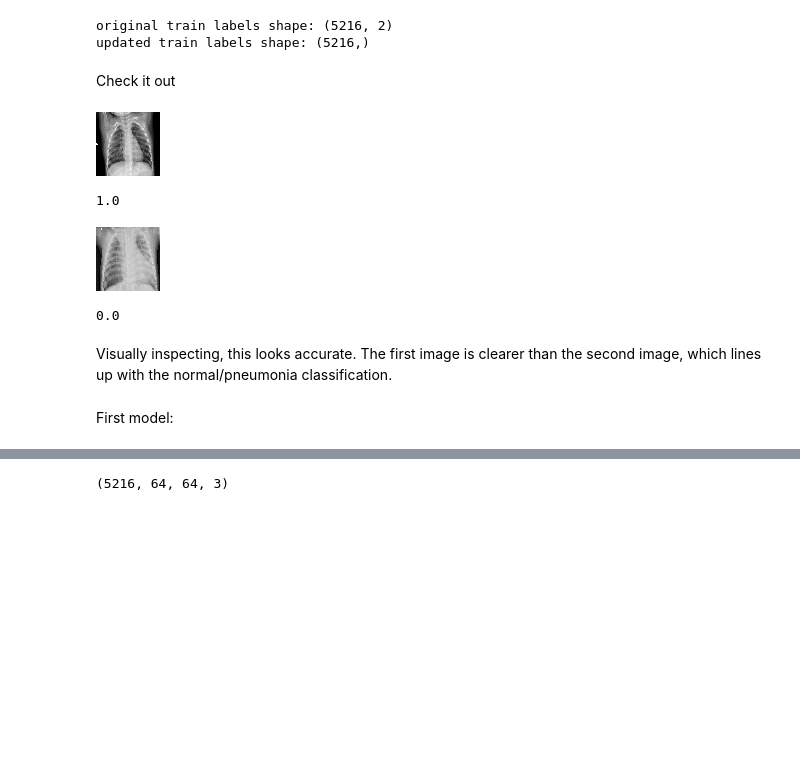
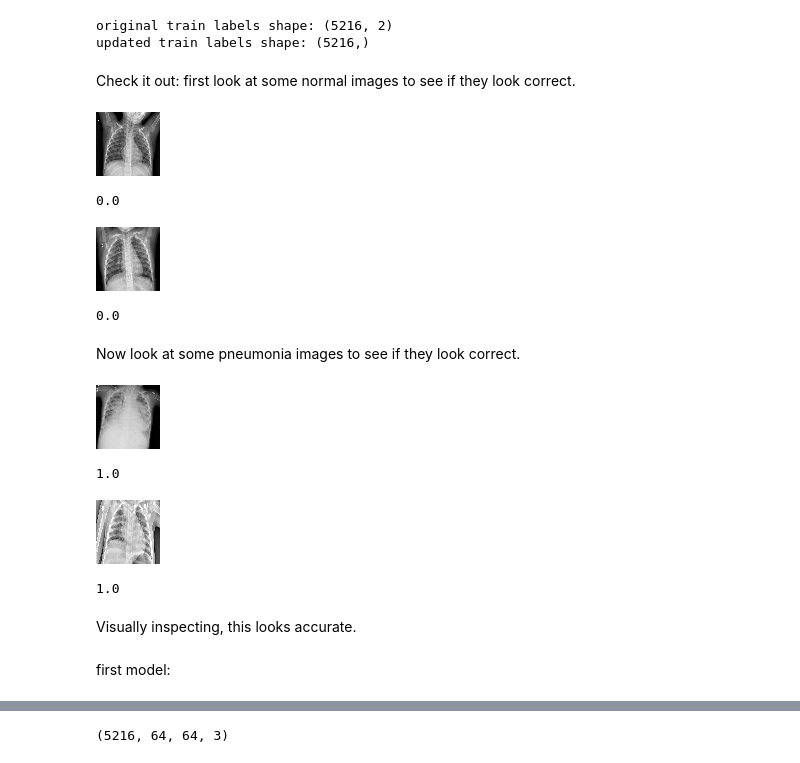
Before and after one commit to kmcneil901/Chest-X-Rays-Pneumonia-CNN, a Jupyter notebook: Working Copy.ipynb, the cells around one changed output, grey strips where cells are left out. Drawn from its saved outputs; the diff is of its cells as text; code cells hidden in the pictures; blank space fills up the shorter version.

Commit message:
updating labels change

```diff
--- a/Working Copy.ipynb
+++ b/Working Copy.ipynb
@@ -203,10 +208,28 @@ print(f"updated train labels shape: {train_labels_final.shape}")
 # %% [output]
 original train labels shape: (5216, 2)
 updated train labels shape: (5216,)
-# %% [markdown]
-Check it out
+# %% [markdown]
+Check it out: first look at some normal images to see if they look correct.
 # %%
-array_to_img(train_images[0])
+array_to_img(train_images[240])
 # %% [output]
-[figure, old version]
+[figure, new version]
+# %%
+train_labels_final[240]
+# %% [output]
+0.0
+# %%
+array_to_img(train_images[390])
+# %% [output]
+[figure, added]
+# %%
+train_labels_final[390]
+# %% [output]
+0.0
+# %% [markdown]
+Now look at some pneumonia images to see if they look correct.
+# %%
+array_to_img(train_images[11])
+# %% [output]
+[figure, added]
 # %%
@@ -215,18 +238,17 @@ train_labels_final[0]
 # %% [output]
 1.0
 # %%
-array_to_img(train_images[767])
+array_to_img(train_images[7])
 # %% [output]
-[figure, old version]
+[figure, new version]
-# %%
-# pneumonia
-train_labels_final[767]
-# %% [output]
-0.0
-# %% [markdown]
-Visually inspecting, this looks accurate. The first image is clearer than the second image, which lines up with the normal/pneumonia classification.
+# %%
+train_labels_final[7]
+# %% [output]
+1.0
+# %% [markdown]
+Visually inspecting, this looks accurate.
 # %% [markdown]
-First model:
+first model:
 # %%
 # create the convolutional base
 # can use any activation that makes sense
```
Also changed, not shown: parts of 14 cells of this notebook.
